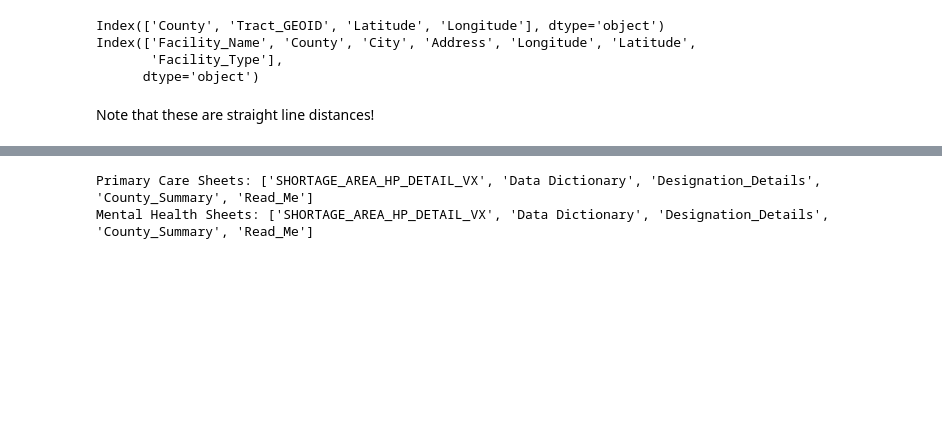
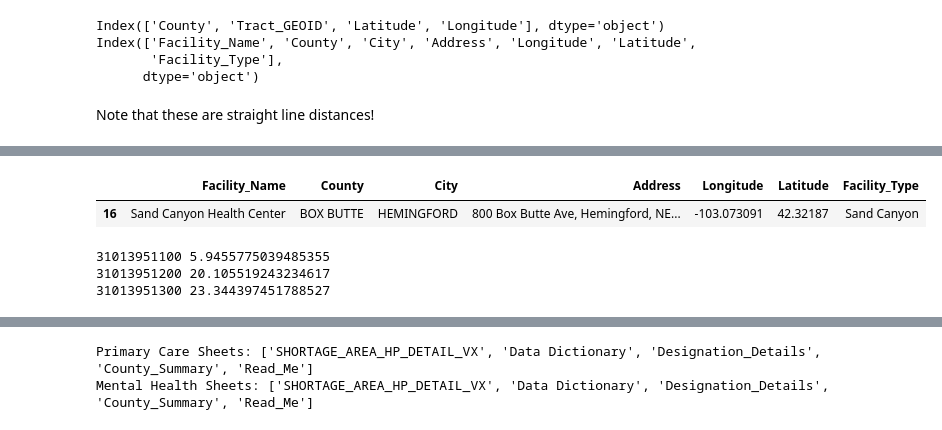
Before and after one commit to sck2189985/sand-canyon-project, a Jupyter notebook: Distance_calc_code.ipynb, the cells around one changed output, grey strips where cells are left out. Saved outputs shown, nothing was run; the diff lists cells and outputs as text; code cells hidden in the pictures; blank space fills up the shorter version.

```diff
--- a/Distance_calc_code.ipynb
+++ b/Distance_calc_code.ipynb
@@ -78,2 +108,22 @@ display(tracts[["County", "Tract_GEOID", "Nearest_Facility_Miles"]])
 # %%
 tracts.to_csv("Agg Data FINAL/Panhandle_Tract_Facility_Distances.csv",index=False)
+# %%
+display(facilities[facilities["Facility_Name"] == "Sand Canyon Health Center"])
+# %% [output]
+|  | Facility_Name | County | City | Address | Longitude | Latitude | Facility_Type |
+| 16 | Sand Canyon Health Center | BOX BUTTE | HEMINGFORD | 800 Box Butte Ave, Hemingford, NE... | -103.073091 | 42.32187 | Sand Canyon |
+# %%
+for i, tract in tracts[tracts["County"] == "BOX BUTTE"].iterrows():
+
+    distance = calculate_distance(
+        tract["Latitude"],
+        tract["Longitude"],
+        42.32187009111592,
+        -103.07309104622846
+    )
+
+    print(tract["Tract_GEOID"], distance)
+# %% [output]
+31013951100 5.9455775039485355
+31013951200 20.105519243234617
+31013951300 23.344397451788527
```
Also changed, not shown: parts of 7 cells of this notebook, 7 other files.
